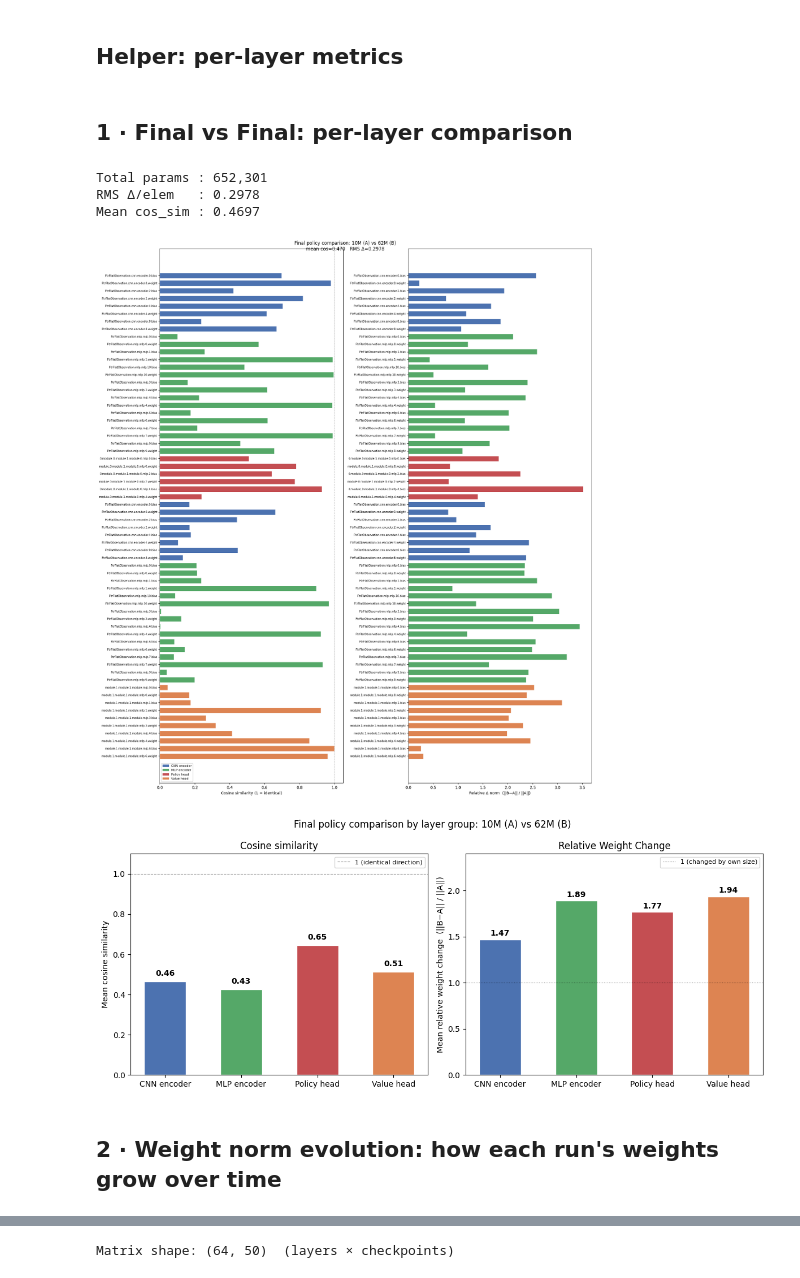
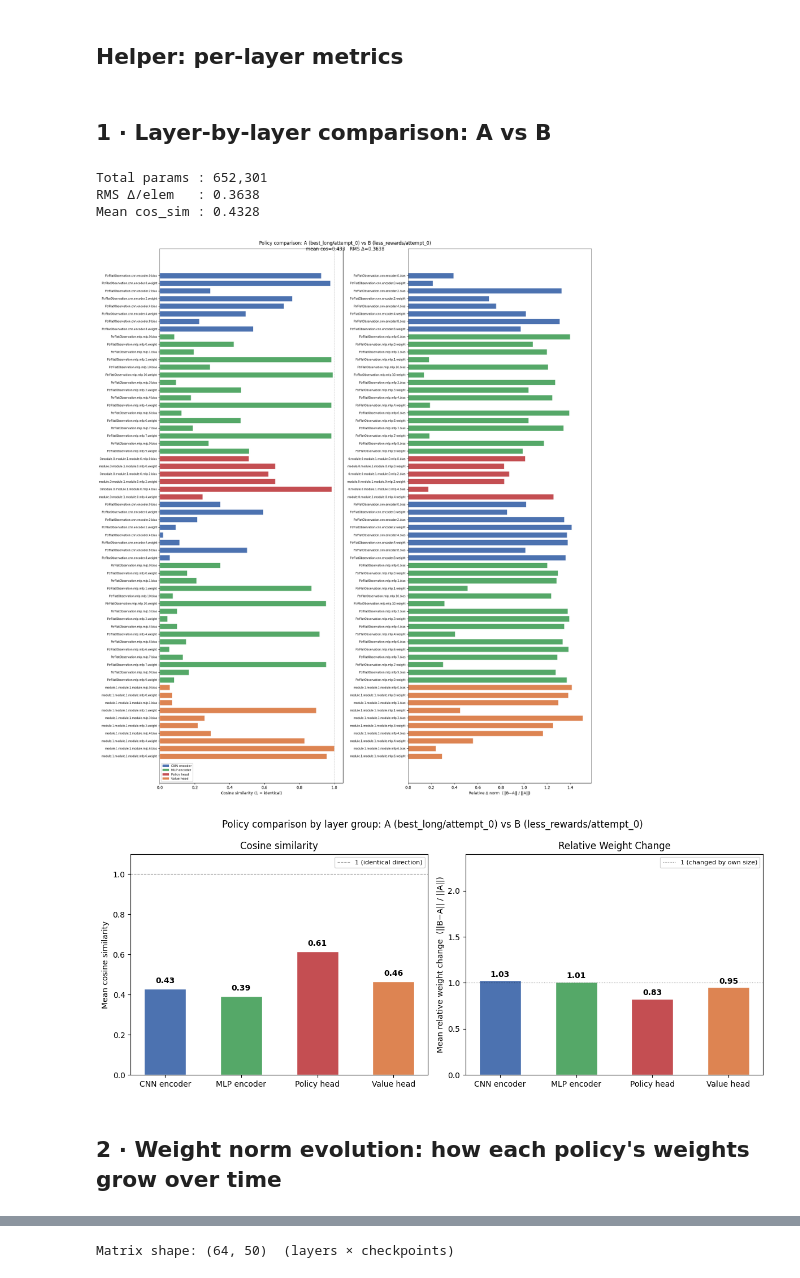
Before and after one commit to pavelsarga/MARV_RL, a Jupyter notebook: notebooks/weight_evolution.ipynb, the cells around one changed output, grey strips where cells are left out. Drawn from its saved outputs; the diff is of its cells as text; code cells hidden in the pictures.

```diff
--- a/notebooks/weight_evolution.ipynb
+++ b/notebooks/weight_evolution.ipynb
@@ -121,10 +164,10 @@ GROUP_COLORS = {
     "Other"       : "#8172b2",
 }
 # %% [markdown]
-## 1 · Final vs Final: per-layer comparison
+## 1 · Layer-by-layer comparison: A vs B
 # %%
-wa = load(ref_final)
-wb = load(long_final)
+wa = load(POLICY_A)
+wb = load(POLICY_B)
 final_metrics = layer_metrics(wa, wb)
 rows = final_metrics["rows"]
 
@@ -133,8 +176,8 @@ print(f"RMS Δ/elem   : {final_metrics['rms_delta']:.4f}")
 print(f"Mean cos_sim : {final_metrics['mean_cos']:.4f}")
 # %% [output]
 Total params : 652,301
-RMS Δ/elem   : 0.2978
-Mean cos_sim : 0.4697
+RMS Δ/elem   : 0.3638
+Mean cos_sim : 0.4328
 # %%
 fig, axes = plt.subplots(1, 2, figsize=(18, max(6, len(rows) * 0.32)))
 
@@ -156,23 +199,20 @@ for ax, vals, xlabel, vline in [
     ax.invert_yaxis()
 
 # legend
-from matplotlib.patches import Patch
 handles = [Patch(facecolor=c, label=g) for g, c in GROUP_COLORS.items() if g != "Other"]
 axes[0].legend(handles=handles, loc="lower left", fontsize=8)
 
 fig.suptitle(
-    f"Final policy comparison: 10M (A) vs 62M (B)\n"
+    f"Policy comparison: A ({LABEL_A}) vs B ({LABEL_B})\n"
     f"mean cos={final_metrics['mean_cos']:.3f}   RMS Δ={final_metrics['rms_delta']:.4f}",
     fontsize=12
 )
 fig.tight_layout()
-plt.savefig("../images/weight_final_comparison.png", dpi=150, bbox_inches="tight")
+plt.savefig(IMAGES_DIR / f"{slug(LABEL_A)}_vs_{slug(LABEL_B)}_final_comparison.png", dpi=150, bbox_inches="tight")
 plt.show()
 # %% [output]
-[figure, old version]
+[figure, new version]
 # %%
-from matplotlib.patches import Patch
-
 group_order = ["CNN encoder", "MLP encoder", "Policy head", "Value head"]
 
 group_cos_final = {g: [] for g in group_order}
@@ -192,39 +232,39 @@ x = np.arange(len(group_order))
 fig, (ax1, ax2) = plt.subplots(1, 2, figsize=(12, 5))
 
 # ── cosine similarity ──────────────────────────────────────────────
 bars1 = ax1.bar(x, mean_cos, color=colors_g, edgecolor="white", width=0.55)
 ax1.axhline(1.0, color="black", lw=0.8, ls="--", alpha=0.4, label="1 (identical direction)")
 ax1.set_xticks(x)
 ax1.set_xticklabels(labels_g, fontsize=10)
 ax1.set_ylabel("Mean cosine similarity")
 ax1.set_ylim(0, 1.1)
 ax1.legend(fontsize=8)
 ax1.set_title("Cosine similarity")
 for bar, v in zip(bars1, mean_cos):
     ax1.text(bar.get_x() + bar.get_width() / 2, v + 0.02, f"{v:.2f}",
              ha="center", va="bottom", fontsize=10, fontweight="bold")
 
 # ── relative delta norm ────────────────────────────────────────────
 bars2 = ax2.bar(x, mean_rel, color=colors_g, edgecolor="white", width=0.55)
 ax2.axhline(1.0, color="black", lw=0.8, ls=":", alpha=0.5, label="1 (changed by own size)")
 ax2.set_xticks(x)
 ax2.set_xticklabels(labels_g, fontsize=10)
 ax2.set_ylabel("Mean relative weight change  (||B−A|| / ||A||)")
 ax2.set_title("Relative Weight Change")
-ax2.set_ylim(0,2.4)
+ax2.set_ylim(0, 2.4)
 ax2.legend(fontsize=8)
 for bar, v in zip(bars2, mean_rel):
     ax2.text(bar.get_x() + bar.get_width() / 2, v + 0.02, f"{v:.2f}",
              ha="center", va="bottom", fontsize=10, fontweight="bold")
 
-fig.suptitle("Final policy comparison by layer group: 10M (A) vs 62M (B)", fontsize=12)
+fig.suptitle(f"Policy comparison by layer group: A ({LABEL_A}) vs B ({LABEL_B})", fontsize=12)
 fig.tight_layout()
-plt.savefig("../images/weight_group_final_comparison.png", dpi=150, bbox_inches="tight")
+plt.savefig(IMAGES_DIR / f"{slug(LABEL_A)}_vs_{slug(LABEL_B)}_group_final_comparison.png", dpi=150, bbox_inches="tight")
 plt.show()
 # %% [output]
-[figure, old version]
+[figure, new version]
 # %% [markdown]
-## 2 · Weight norm evolution: how each run's weights grow over time
+## 2 · Weight norm evolution: how each policy's weights grow over time
 # %%
 def total_norm(state: dict) -> float:
     vecs = [v.float().flatten() for v in state.values() if v.dtype in (torch.float32, torch.float16, torch.bfloat16)]
```
Also changed, not shown: parts of 15 cells of this notebook, 5 other files.
